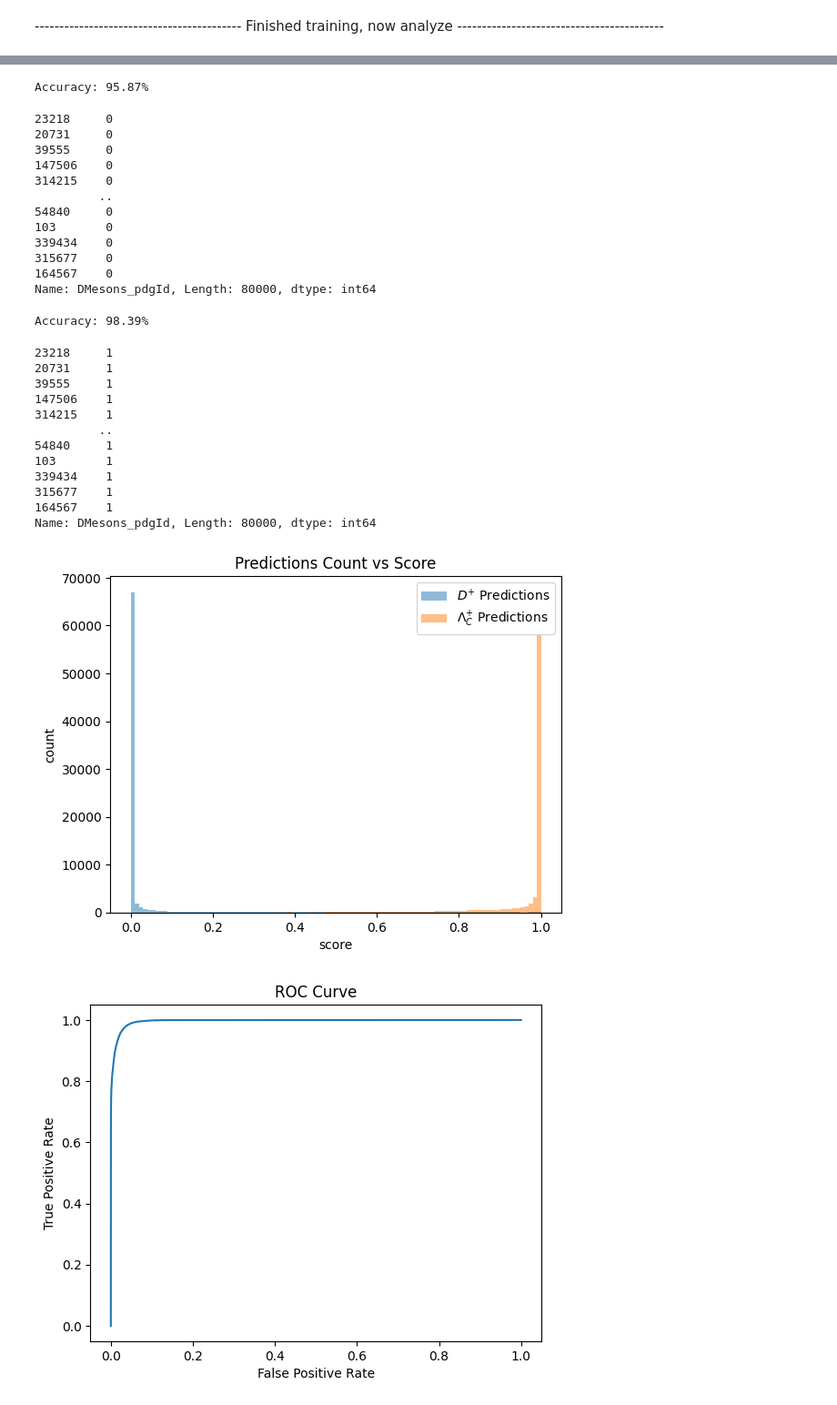
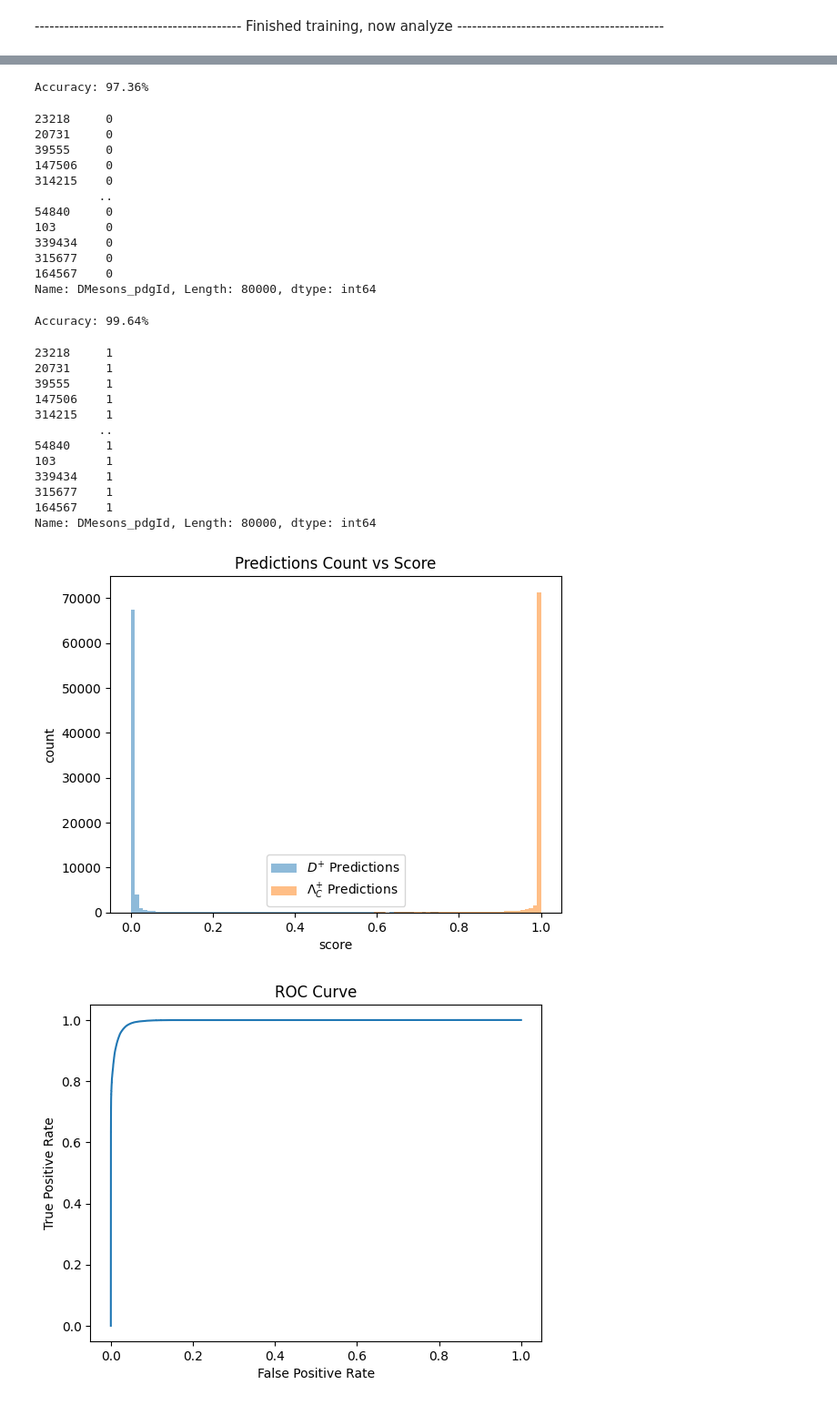
Before and after one commit to GitGup/ATLAS_DNN, a Jupyter notebook: MC_DNN.ipynb, the cells around one changed output, grey strips where cells are left out. Shown at 91% size. Cells and saved outputs as stored; diff of their text form; code cells hidden in the pictures.

Commit message:
implemented daughter info, trained

```diff
--- a/MC_DNN.ipynb
+++ b/MC_DNN.ipynb
@@ -486,6 +464,7 @@ new_df
 # %%
-# only_411 = only_411.drop('particle_type', axis=1)
-# only_4122 = only_4122.drop('particle_type', axis=1)
+only_411 = only_411.drop('particle_type', axis=1)
+only_4122 = only_4122.drop('particle_type', axis=1)
+new_df = new_df.drop("particle_type", axis=1)
 
 # new_df = new_df.drop('DMesons_m', axis=1)
 # only_411 = only_411.drop('DMesons_m', axis=1)
@@ -504,15 +472,15 @@ print(D, Lambda)
 # %%
 #D and Lambda
-shuffled_df['DMesons_pdgId'] = shuffled_df['DMesons_pdgId'].replace({411: 0, 4122: 1})
-X_train, X_test, y_train, y_test = train_test_split(shuffled_df[['DMesons_pt','DMesons_eta', 'DMesons_fitOutput__Lxy', 'DMesons_costhetastar', "inv_mass1", "inv_mass2"]], shuffled_df['DMesons_pdgId'], test_size=0.2, random_state=42)
+new_df['DMesons_pdgId'] = new_df['DMesons_pdgId'].replace({411: 0, 4122: 1})
+X_train, X_test, y_train, y_test = train_test_split(new_df[['DMesons_pt','DMesons_eta', 'DMesons_fitOutput__Lxy', 'DMesons_costhetastar', "inv_mass1", "inv_mass2", "daughter_pt1", "daughter_pt2", "daughter_pt3"]], new_df['DMesons_pdgId'], test_size=0.2, random_state=42)
 
 #only DMesons
 only_411['DMesons_pdgId'] = only_411['DMesons_pdgId'].replace({411: 0, 4122: 1})
-X_train1, X_test1, y_train1, y_test1 = train_test_split(only_411[['DMesons_pt','DMesons_eta', 'DMesons_fitOutput__Lxy', 'DMesons_costhetastar', "inv_mass1", "inv_mass2"]], only_411['DMesons_pdgId'], test_size=0.2, random_state=42)
+X_train1, X_test1, y_train1, y_test1 = train_test_split(only_411[['DMesons_pt','DMesons_eta', 'DMesons_fitOutput__Lxy', 'DMesons_costhetastar', "inv_mass1", "inv_mass2", "daughter_pt1", "daughter_pt2", "daughter_pt3"]], only_411['DMesons_pdgId'], test_size=0.2, random_state=42)
 
 #only Lambda
 only_4122['DMesons_pdgId'] = only_4122['DMesons_pdgId'].replace({411: 0, 4122: 1})
-X_train2, X_test2, y_train2, y_test2 = train_test_split(only_4122[['DMesons_pt','DMesons_eta', 'DMesons_fitOutput__Lxy', 'DMesons_costhetastar', "inv_mass1", "inv_mass2"]], only_4122['DMesons_pdgId'], test_size=0.2, random_state=42)
+X_train2, X_test2, y_train2, y_test2 = train_test_split(only_4122[['DMesons_pt','DMesons_eta', 'DMesons_fitOutput__Lxy', 'DMesons_costhetastar', "inv_mass1", "inv_mass2", "daughter_pt1", "daughter_pt2", "daughter_pt3"]], only_4122['DMesons_pdgId'], test_size=0.2, random_state=42)
 # %%
 print(np.shape(X_train), np.shape(X_test))
 
@@ -790,4 +779,4 @@ array([[4.0451860e-34],
 # %%
-predictions1 = model.predict(X_test1)
-predictions1[:10]
+predictions_background = model.predict(X_test1)
+predictions_background[:10]
 # %% [output]
@@ -805,5 +794,5 @@ array([[8.5313139e-19],
 # %%
-predictions2 = model.predict(X_test2)
-predictions2[:10]
+predictions_signal = model.predict(X_test2)
+predictions_signal[:10]
 # %% [output]
 2500/2500 [==============================] - 3s 1ms/step
@@ -861,12 +895,12 @@ Accuracy: 97.13%
 319196    1
 Name: DMesons_pdgId, Length: 160000, dtype: int64
 # %%
-accuracy1 = np.mean(predictions_list == y_test1)
+accuracy1 = np.mean(predictions_list_background == y_test1)
 print("Accuracy: {:.2%}".format(accuracy1))
 
 y_test1
 # %% [output]
-Accuracy: 95.87%
+Accuracy: 97.36%
 23218     0
 20731     0
 39555     0
@@ -880,12 +914,12 @@ Accuracy: 95.87%
 164567    0
 Name: DMesons_pdgId, Length: 80000, dtype: int64
 # %%
-accuracy2 = np.mean(predictions_list == y_test2)
+accuracy2 = np.mean(predictions_list_signal == y_test2)
 print("Accuracy: {:.2%}".format(accuracy2))
 
 y_test2
 # %% [output]
-Accuracy: 98.39%
+Accuracy: 99.64%
 23218     1
 20731     1
 39555     1
@@ -899,13 +933,13 @@ Accuracy: 98.39%
 164567    1
 Name: DMesons_pdgId, Length: 80000, dtype: int64
 # %%
-hist = plt.hist(predictions1, bins = 100, label = "$D^{+}$ Predictions", alpha=0.5)
-hist2 = plt.hist(predictions2, bins = 100, label = "$\Lambda_C^{+}$ Predictions", alpha=0.5)
+hist = plt.hist(predictions_background, bins = 100, label = "$D^{+}$ Predictions", alpha=0.5)
+hist2 = plt.hist(predictions_signal, bins = 100, label = "$\Lambda_C^{+}$ Predictions", alpha=0.5)
 plt.xlabel("score")
 plt.ylabel("count")
 plt.title("Predictions Count vs Score")
 plt.legend()
 plt.show()
 # %% [output]
-[figure, old version]
+[figure, new version]
 # %%
```
Also changed, not shown: parts of 31 cells of this notebook.
